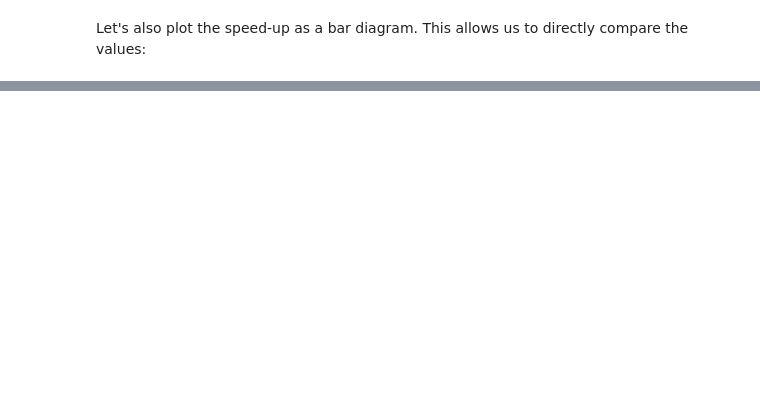
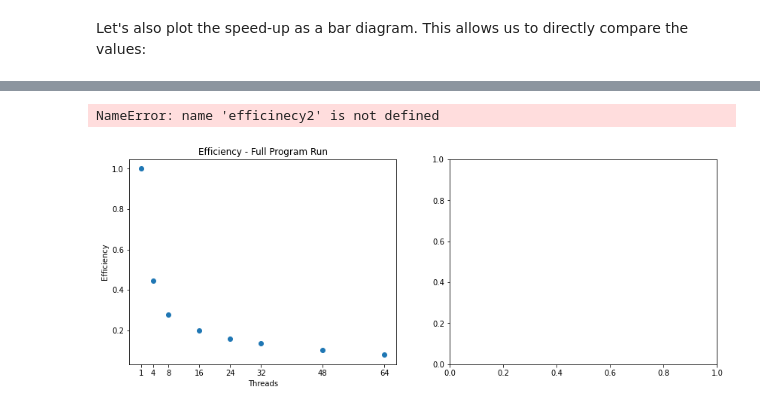
Before and after one commit to marunaderieg/Performance, a Jupyter notebook: extras/compare_timemeasuring_methods.ipynb, the cells around one changed output, grey strips where cells are left out. Cells and saved outputs as stored; diff of their text form; code cells hidden in the pictures; blank space fills up the shorter version.

```diff
--- a/extras/compare_timemeasuring_methods.ipynb
+++ b/extras/compare_timemeasuring_methods.ipynb
@@ -138,0 +139,22 @@ ax.legend();
+# %%
+# calculate efficiency
+efficiency1 = speedup1/threads
+efficiency2 = speedup2/threads
+
+# plot
+fig,ax = plt.subplots(1,2,figsize=(14,5))
+ax[0].scatter(threads,efficiency1)
+ax[0].set_xticks(threads)
+ax[0].set_xticklabels(threads)
+ax[0].set_ylabel('Efficiency')
+ax[0].set_xlabel('Threads')
+ax[0].set_title('Efficiency - Full Program Run')
+ax[1].scatter(threads,efficinecy2)
+ax[1].set_xticks(threads)
+ax[1].set_xticklabels(threads)
+ax[1].set_ylabel('Efficiency')
+ax[1].set_xlabel('Threads')
+ax[1].set_title('Efficinecy - Algorithm Only');
+# %% [output]
+NameError: name 'efficinecy2' is not defined
+[figure, added]
```
Also changed, not shown: parts of 6 cells of this notebook, 14 other files.
